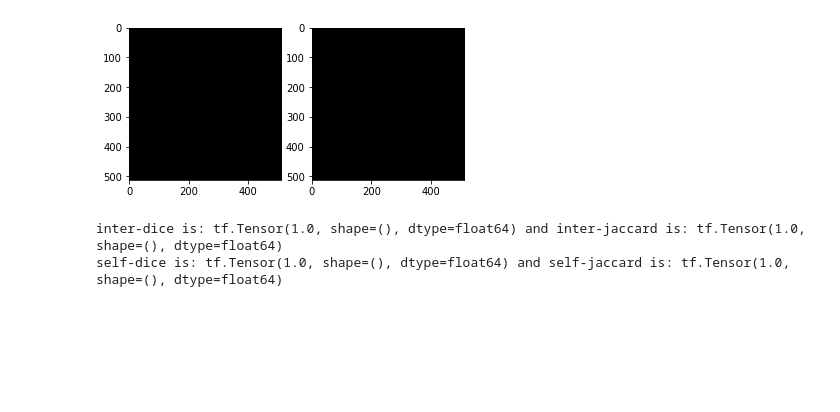
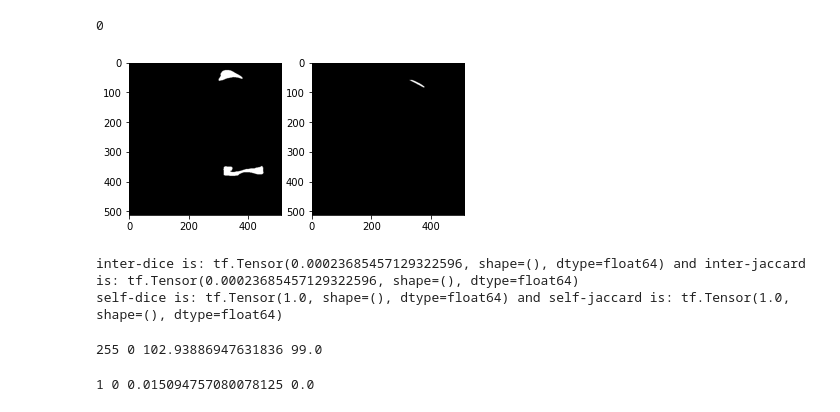
Before and after one commit to armiro/Pneumothorax-Segmentation, a Jupyter notebook: pnx_segmentation.ipynb, the cells around one changed output. Cells and saved outputs as stored; diff of their text form; code cells hidden in the pictures; blank space fills up the shorter version.

```diff
--- a/pnx_segmentation.ipynb
+++ b/pnx_segmentation.ipynb
@@ -41,7 +41,7 @@ def manual_train_test_split(data, test_ratio, init_indices):
     if init_indices is not None:
         shuffle_indices = init_indices
     else:
-        shuffle_indices = np.random.permutation(len(data))
+        shuffle_indices = np.random.RandomState(seed=23).permutation(len(data))
     test_size = int(test_ratio * len(data))
     test_indices = shuffle_indices[:test_size]
     train_indices = shuffle_indices[test_size:]
@@ -57,6 +57,8 @@ masks = np.expand_dims(masks, axis=-1)
 y_train, y_val, _ = manual_train_test_split(data=masks, test_ratio=0.2, init_indices=indices)
 del masks
 gc.collect()
+# %% [output]
+0
 # %%
 # define metrics: dice coefficient (DICE/F1-score) and intersection over union (IoU/Jaccard)
 def dice_coef(y_true, y_pred, smooth=1):
@@ -73,21 +75,29 @@ def iou_coef(y_true, y_pred, smooth=1):
     return iou
 # %%
 # test masks to see if both DSC ans IoU metrics are working correctly
-im1 = np.expand_dims(y_train[2], axis=0).astype('float64')
-im2 = np.expand_dims(y_train[29], axis=0).astype('float64')
+im1 = np.expand_dims(y_train[22], axis=0).astype('float64')
+im2 = np.expand_dims(y_train[12], axis=0).astype('float64')
 
 plt.subplot(1, 2, 1)
 plt.imshow(X=np.squeeze(im1, axis=(0, -1)), cmap='gray')
 plt.subplot(1, 2, 2)
 plt.imshow(X=np.squeeze(im2, axis=(0, -1)), cmap='gray')
 plt.show()
 
 print('inter-dice is:', dice_coef(im1, im2), 'and inter-jaccard is:', iou_coef(im1, im2))
 print('self-dice is:', dice_coef(im1, im1), 'and self-jaccard is:', iou_coef(im1, im1))
 # %% [output]
-[figure, old version]
+[figure, new version]
-inter-dice is: tf.Tensor(1.0, shape=(), dtype=float64) and inter-jaccard is: tf.Tensor(1.0, shape=(), dtype=float64)
+inter-dice is: tf.Tensor(0.00023685457129322596, shape=(), dtype=float64) and inter-jaccard is: tf.Tensor(0.00023685457129322596, shape=(), dtype=float64)
 self-dice is: tf.Tensor(1.0, shape=(), dtype=float64) and self-jaccard is: tf.Tensor(1.0, shape=(), dtype=float64)
+# %%
+print(np.max(X_train[22]), np.min(X_train[22]), np.mean(X_train[22]), np.median(X_train[22]))
+# %% [output]
+255 0 102.93886947631836 99.0
+# %%
+print(np.max(y_train[22]), np.min(y_train[22]), np.mean(y_train[22]), np.median(y_train[22]))
+# %% [output]
+1 0 0.015094757080078125 0.0
 # %%
 # model architecture: vanilla unet
 def vanilla_unet(input_size=(512,512,1)):
```
Also changed, not shown: parts of 11 cells of this notebook.
